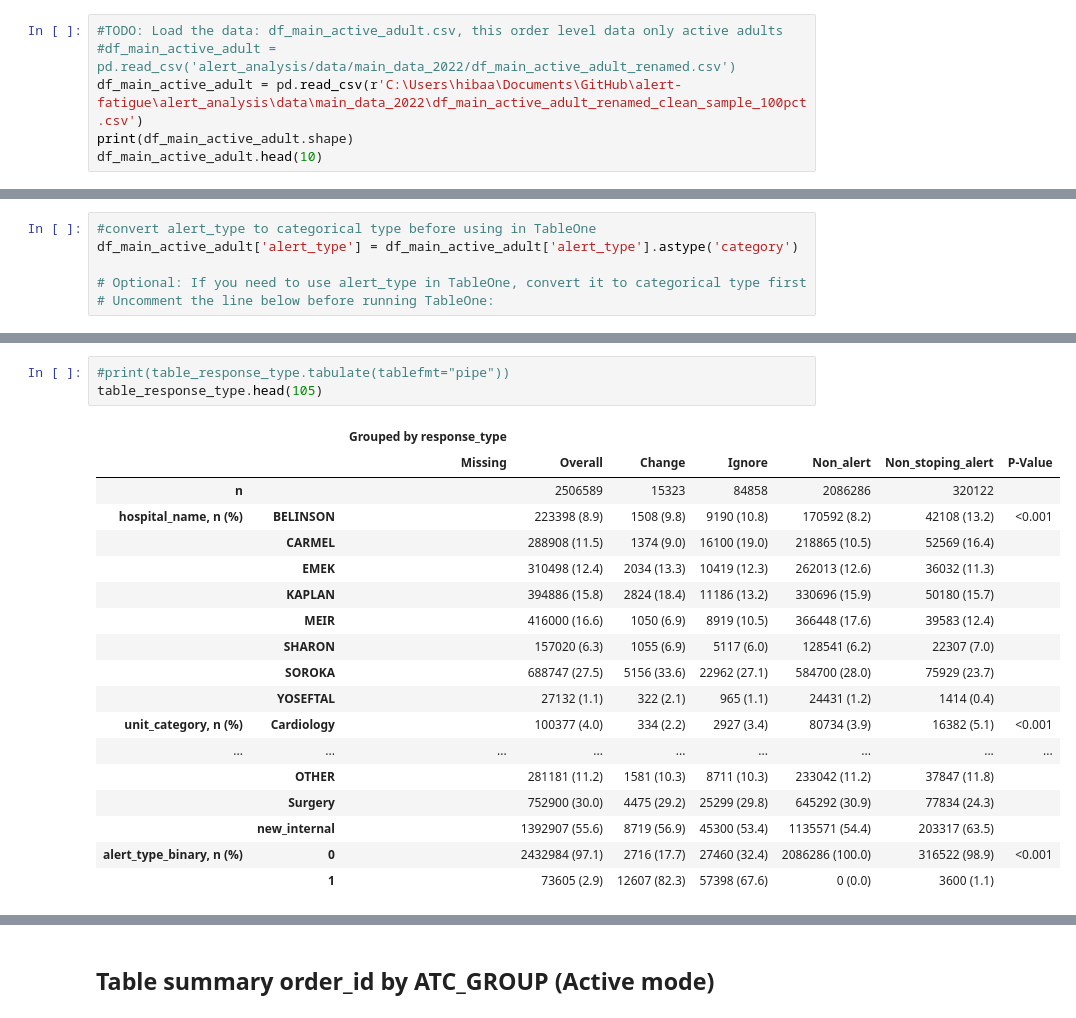
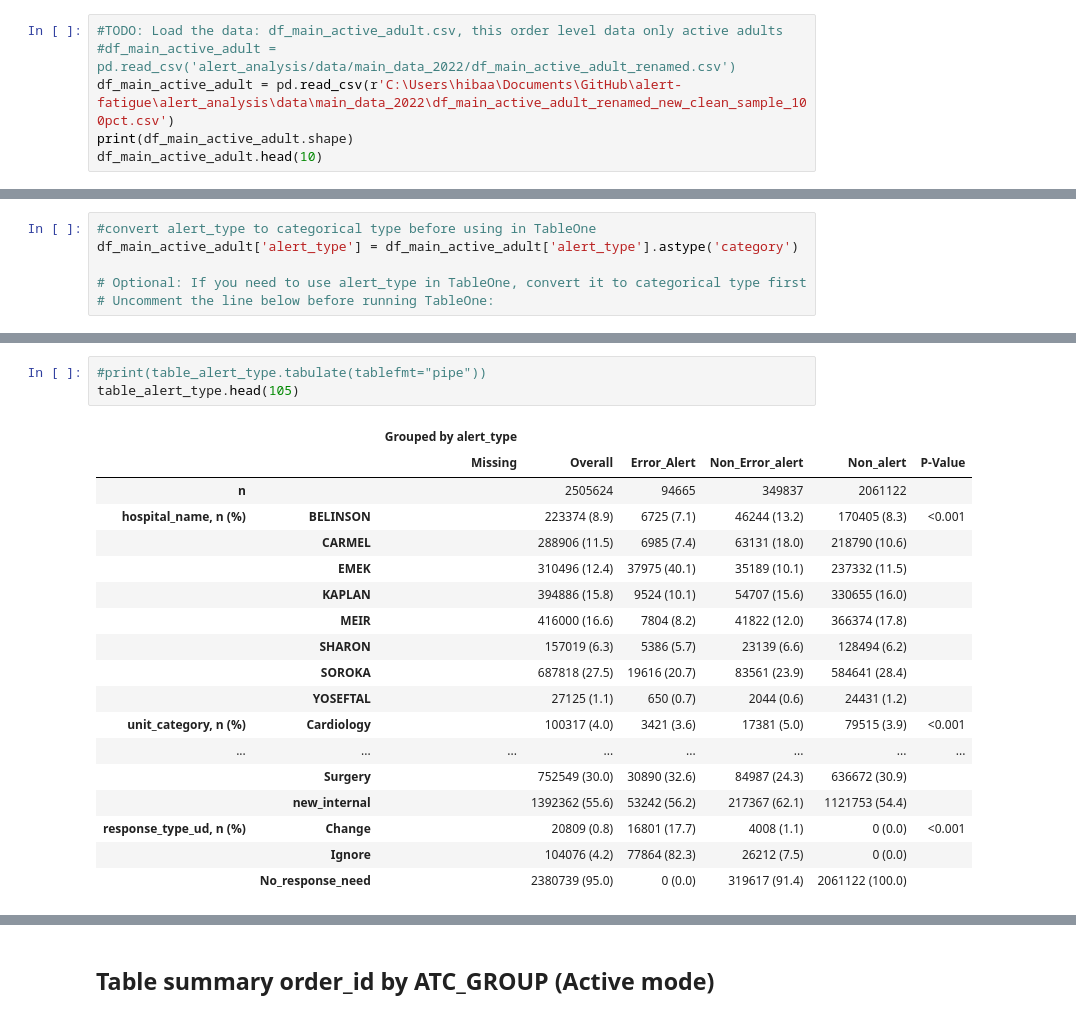
Before and after one commit to nirshlom/alert-fatigue, a Jupyter notebook: main_analysis.ipynb, the cells around one changed output, grey strips where cells are left out. Saved outputs shown, nothing was run; the diff lists cells and outputs as text.

```diff
--- a/main_analysis.ipynb
+++ b/main_analysis.ipynb
@@ -31,7 +31,7 @@ Note: you may need to restart the kernel to use updated packages.
 # %%
 #TODO: Load the data: df_main_active_adult.csv, this order level data only active adults
 #df_main_active_adult = pd.read_csv('alert_analysis/data/main_data_2022/df_main_active_adult_renamed.csv')
-df_main_active_adult = pd.read_csv(r'C:\Users\hibaa\Documents\GitHub\alert-fatigue\alert_analysis\data\main_data_2022\df_main_active_adult_renamed_clean_sample_100pct.csv')
+df_main_active_adult = pd.read_csv(r'C:\Users\hibaa\Documents\GitHub\alert-fatigue\alert_analysis\data\main_data_2022\df_main_active_adult_renamed_new_clean_sample_100pct.csv')
 print(df_main_active_adult.shape)
 df_main_active_adult.head(10)
 # %% [output]
@@ -267,23 +267,23 @@ table_response_type = TableOne(
 )
 # %%
-#print(table_response_type.tabulate(tablefmt="pipe"))
-table_response_type.head(105)
+#print(table_alert_type.tabulate(tablefmt="pipe"))
+table_alert_type.head(105)
 # %% [output]
-|  |  | Grouped by response_type |  |  |  |  |  |  |
-|  |  | Missing | Overall | Change | Ignore | Non_alert | Non_stoping_alert | P-Value |
-| n |  |  | 2506589 | 15323 | 84858 | 2086286 | 320122 |  |
-| hospital_name, n (%) | BELINSON |  | 223398 (8.9) | 1508 (9.8) | 9190 (10.8) | 170592 (8.2) | 42108 (13.2) | <0.001 |
-|  | CARMEL |  | 288908 (11.5) | 1374 (9.0) | 16100 (19.0) | 218865 (10.5) | 52569 (16.4) |  |
-|  | EMEK |  | 310498 (12.4) | 2034 (13.3) | 10419 (12.3) | 262013 (12.6) | 36032 (11.3) |  |
-|  | KAPLAN |  | 394886 (15.8) | 2824 (18.4) | 11186 (13.2) | 330696 (15.9) | 50180 (15.7) |  |
-|  | MEIR |  | 416000 (16.6) | 1050 (6.9) | 8919 (10.5) | 366448 (17.6) | 39583 (12.4) |  |
-|  | SHARON |  | 157020 (6.3) | 1055 (6.9) | 5117 (6.0) | 128541 (6.2) | 22307 (7.0) |  |
-|  | SOROKA |  | 688747 (27.5) | 5156 (33.6) | 22962 (27.1) | 584700 (28.0) | 75929 (23.7) |  |
-|  | YOSEFTAL |  | 27132 (1.1) | 322 (2.1) | 965 (1.1) | 24431 (1.2) | 1414 (0.4) |  |
-| unit_category, n (%) | Cardiology |  | 100377 (4.0) | 334 (2.2) | 2927 (3.4) | 80734 (3.9) | 16382 (5.1) | <0.001 |
-| ... | ... | ... | ... | ... | ... | ... | ... | ... |
-|  | OTHER |  | 281181 (11.2) | 1581 (10.3) | 8711 (10.3) | 233042 (11.2) | 37847 (11.8) |  |
-|  | Surgery |  | 752900 (30.0) | 4475 (29.2) | 25299 (29.8) | 645292 (30.9) | 77834 (24.3) |  |
-|  | new_internal |  | 1392907 (55.6) | 8719 (56.9) | 45300 (53.4) | 1135571 (54.4) | 203317 (63.5) |  |
-| alert_type_binary, n (%) | 0 |  | 2432984 (97.1) | 2716 (17.7) | 27460 (32.4) | 2086286 (100.0) | 316522 (98.9) | <0.001 |
-|  | 1 |  | 73605 (2.9) | 12607 (82.3) | 57398 (67.6) | 0 (0.0) | 3600 (1.1) |  |
+|  |  | Grouped by alert_type |  |  |  |  |  |
+|  |  | Missing | Overall | Error_Alert | Non_Error_alert | Non_alert | P-Value |
+| n |  |  | 2505624 | 94665 | 349837 | 2061122 |  |
+| hospital_name, n (%) | BELINSON |  | 223374 (8.9) | 6725 (7.1) | 46244 (13.2) | 170405 (8.3) | <0.001 |
+|  | CARMEL |  | 288906 (11.5) | 6985 (7.4) | 63131 (18.0) | 218790 (10.6) |  |
+|  | EMEK |  | 310496 (12.4) | 37975 (40.1) | 35189 (10.1) | 237332 (11.5) |  |
+|  | KAPLAN |  | 394886 (15.8) | 9524 (10.1) | 54707 (15.6) | 330655 (16.0) |  |
+|  | MEIR |  | 416000 (16.6) | 7804 (8.2) | 41822 (12.0) | 366374 (17.8) |  |
+|  | SHARON |  | 157019 (6.3) | 5386 (5.7) | 23139 (6.6) | 128494 (6.2) |  |
+|  | SOROKA |  | 687818 (27.5) | 19616 (20.7) | 83561 (23.9) | 584641 (28.4) |  |
+|  | YOSEFTAL |  | 27125 (1.1) | 650 (0.7) | 2044 (0.6) | 24431 (1.2) |  |
+| unit_category, n (%) | Cardiology |  | 100317 (4.0) | 3421 (3.6) | 17381 (5.0) | 79515 (3.9) | <0.001 |
+| ... | ... | ... | ... | ... | ... | ... | ... |
+|  | Surgery |  | 752549 (30.0) | 30890 (32.6) | 84987 (24.3) | 636672 (30.9) |  |
+|  | new_internal |  | 1392362 (55.6) | 53242 (56.2) | 217367 (62.1) | 1121753 (54.4) |  |
+| response_type_ud, n (%) | Change |  | 20809 (0.8) | 16801 (17.7) | 4008 (1.1) | 0 (0.0) | <0.001 |
+|  | Ignore |  | 104076 (4.2) | 77864 (82.3) | 26212 (7.5) | 0 (0.0) |  |
+|  | No_response_need |  | 2380739 (95.0) | 0 (0.0) | 319617 (91.4) | 2061122 (100.0) |  |
```
Also changed, not shown: parts of 11 cells of this notebook.
